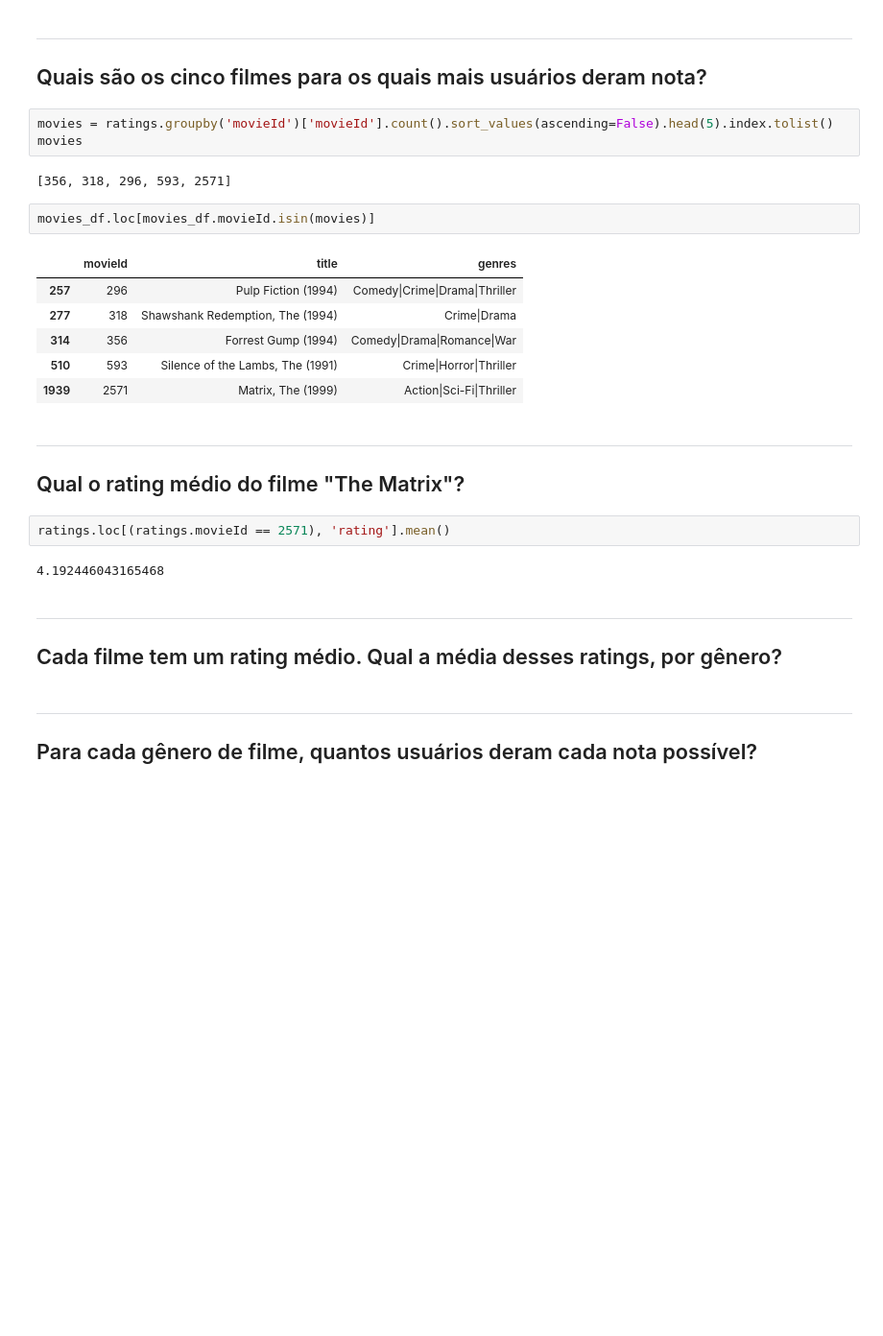
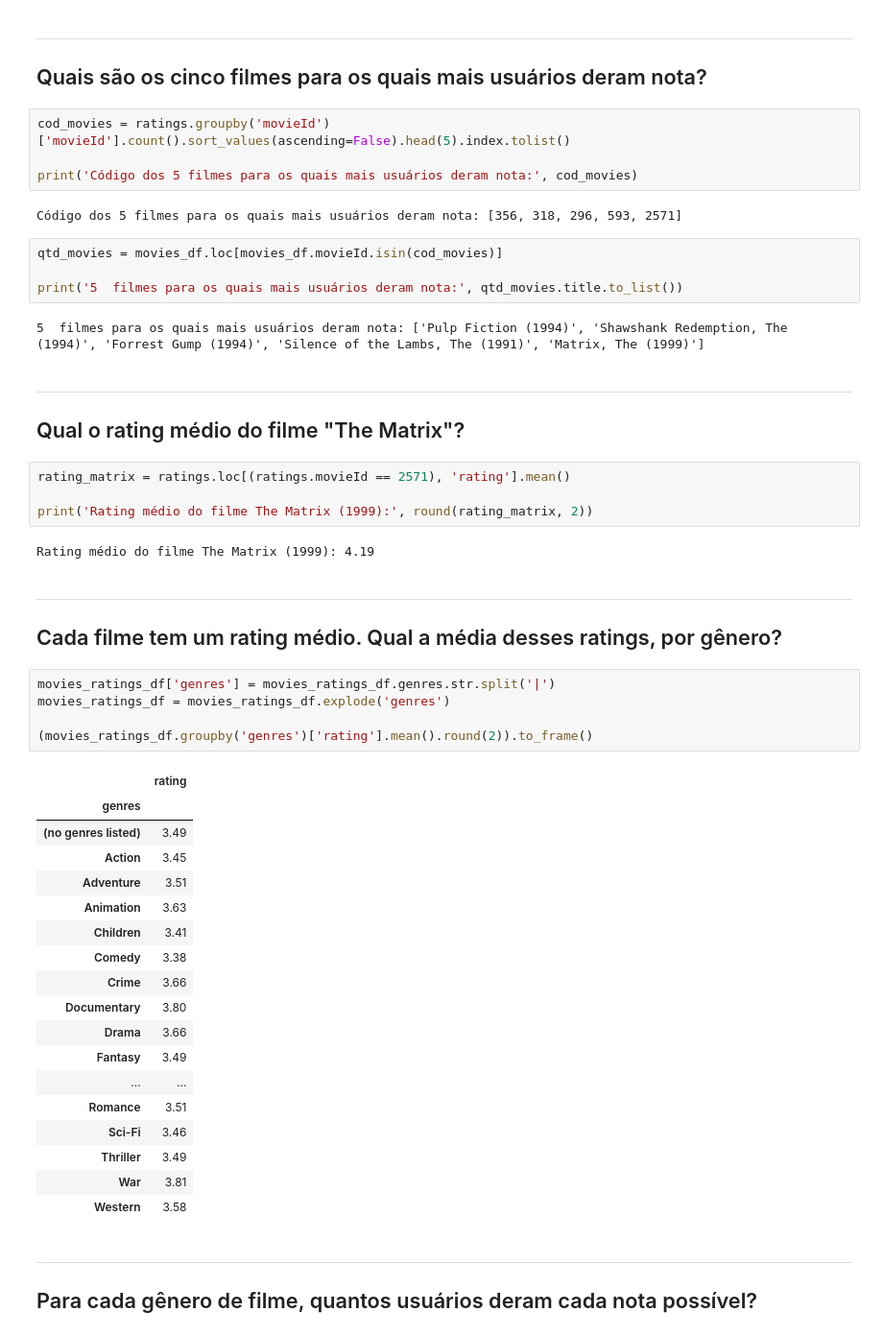
Before and after one commit to dehscardoso/projeto-lets-boti, a Jupyter notebook: movie_lens/movie_lens.ipynb, the cells around one changed output. Shown at 96% size. Cells and saved outputs as stored; diff of their text form; blank space fills up the shorter version.

```diff
--- a/movie_lens/movie_lens.ipynb
+++ b/movie_lens/movie_lens.ipynb
@@ -99,29 +164,53 @@ ratings.groupby('movieId')['userId'].count().mean()
 ---
 ## Quais são os cinco filmes para os quais mais usuários deram nota?
 # %%
-movies = ratings.groupby('movieId')['movieId'].count().sort_values(ascending=False).head(5).index.tolist()
-movies
+cod_movies = ratings.groupby('movieId')['movieId'].count().sort_values(ascending=False).head(5).index.tolist()
+
+print('Código dos 5 filmes para os quais mais usuários deram nota:', cod_movies)
 # %% [output]
-[356, 318, 296, 593, 2571]
+Código dos 5 filmes para os quais mais usuários deram nota: [356, 318, 296, 593, 2571]
 # %%
-movies_df.loc[movies_df.movieId.isin(movies)]
+qtd_movies = movies_df.loc[movies_df.movieId.isin(cod_movies)]
+
+print('5  filmes para os quais mais usuários deram nota:', qtd_movies.title.to_list())
 # %% [output]
-|  | movieId | title | genres |
-| 257 | 296 | Pulp Fiction (1994) | Comedy|Crime|Drama|Thriller |
-| 277 | 318 | Shawshank Redemption, The (1994) | Crime|Drama |
-| 314 | 356 | Forrest Gump (1994) | Comedy|Drama|Romance|War |
-| 510 | 593 | Silence of the Lambs, The (1991) | Crime|Horror|Thriller |
-| 1939 | 2571 | Matrix, The (1999) | Action|Sci-Fi|Thriller |
+5  filmes para os quais mais usuários deram nota: ['Pulp Fiction (1994)', 'Shawshank Redemption, The (1994)', 'Forrest Gump (1994)', 'Silence of the Lambs, The (1991)', 'Matrix, The (1999)']
 # %% [markdown]
 ---
 ## Qual o rating médio do filme "The Matrix"?
 # %%
-ratings.loc[(ratings.movieId == 2571), 'rating'].mean()
+rating_matrix = ratings.loc[(ratings.movieId == 2571), 'rating'].mean()
+
+print('Rating médio do filme The Matrix (1999):', round(rating_matrix, 2))
 # %% [output]
-4.192446043165468
+Rating médio do filme The Matrix (1999): 4.19
 # %% [markdown]
 ---
 ## Cada filme tem um rating médio. Qual a média desses ratings, por gênero?
+# %%
+movies_ratings_df['genres'] = movies_ratings_df.genres.str.split('|')
+movies_ratings_df = movies_ratings_df.explode('genres')
+
+(movies_ratings_df.groupby('genres')['rating'].mean().round(2)).to_frame()
+# %% [output]
+|  | rating |
+| genres |  |
+| (no genres listed) | 3.49 |
+| Action | 3.45 |
+| Adventure | 3.51 |
+| Animation | 3.63 |
+| Children | 3.41 |
+| Comedy | 3.38 |
+| Crime | 3.66 |
+| Documentary | 3.80 |
+| Drama | 3.66 |
+| Fantasy | 3.49 |
+| ... | ... |
+| Romance | 3.51 |
+| Sci-Fi | 3.46 |
+| Thriller | 3.49 |
+| War | 3.81 |
+| Western | 3.58 |
 # %% [markdown]
 ---
 ## Para cada gênero de filme, quantos usuários deram cada nota possível?
```
Also changed, not shown: parts of 18 cells of this notebook, 3 other files.
